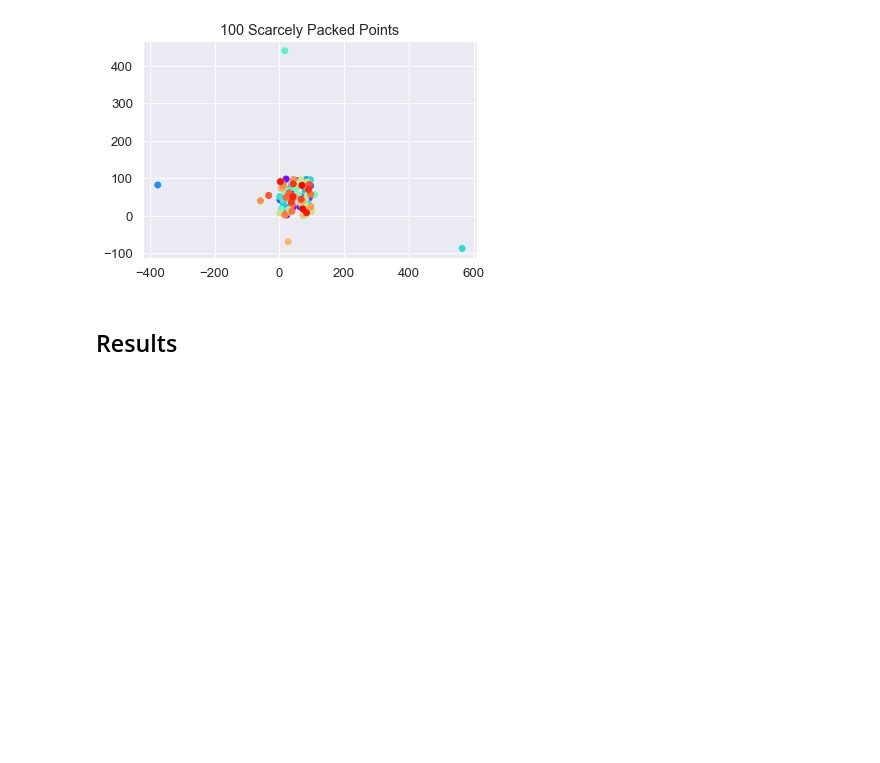
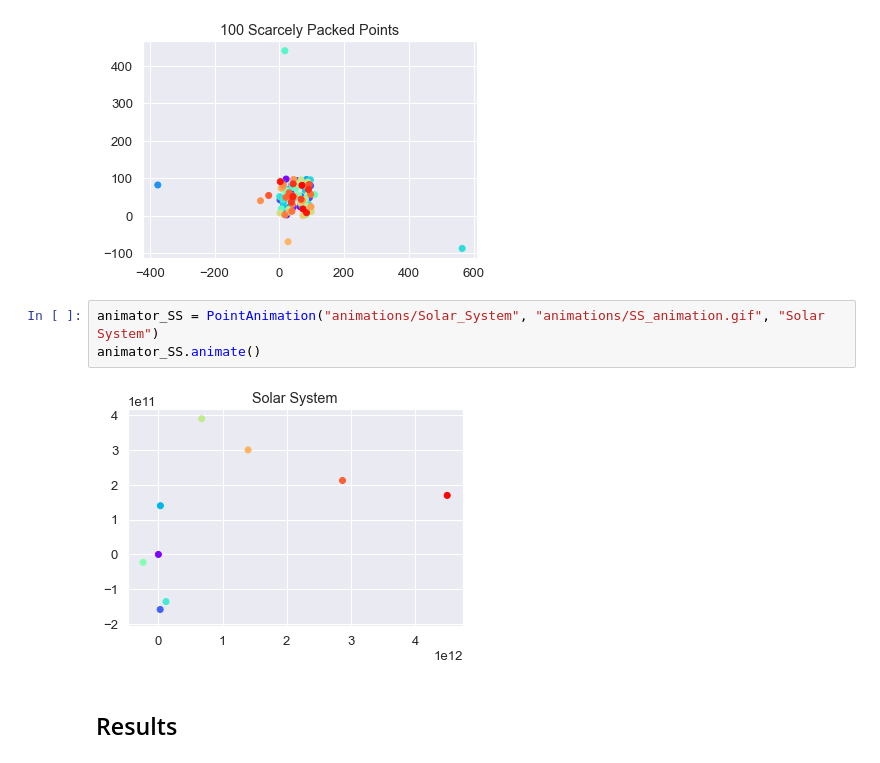
Before and after one commit to Raincwail/Differential-Equations-Solver, a Jupyter notebook: comparison.ipynb, the cells around one changed output. Drawn from its saved outputs; the diff is of its cells as text; blank space fills up the shorter version.

Commit message:
Refactor Both Ver - Beautify Code - Add Solar System Animation - Remove Unnecessary Files

```diff
--- a/comparison.ipynb
+++ b/comparison.ipynb
@@ -246,6 +249,11 @@ animator_dense = PointAnimation("animations/Scattered_100_Points", "animations/S
 animator_dense.animate()
 # %% [output]
 [figure]
+# %%
+animator_SS = PointAnimation("animations/Solar_System", "animations/SS_animation.gif", "Solar System")
+animator_SS.animate()
+# %% [output]
+[figure, added]
 # %% [markdown]
 ## Results
 # %% [markdown]
```
Also changed, not shown: parts of 5 cells of this notebook, 12 other files.
